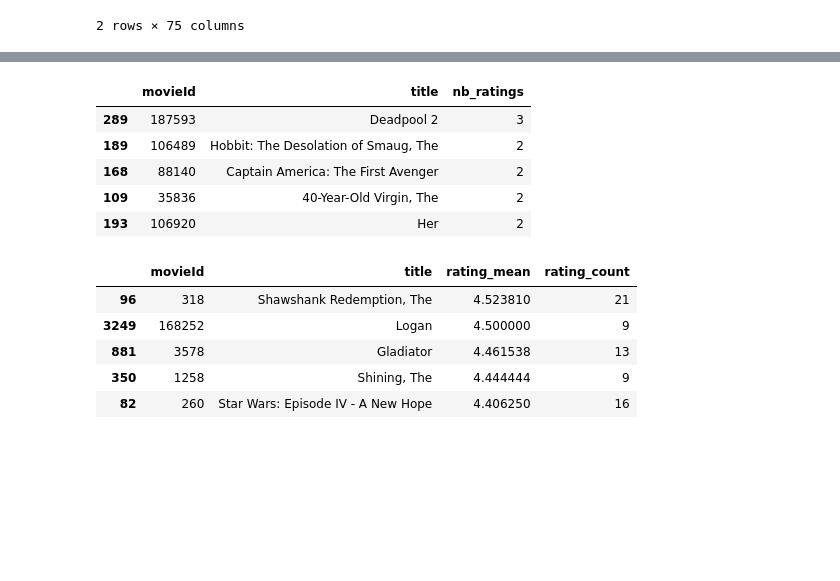
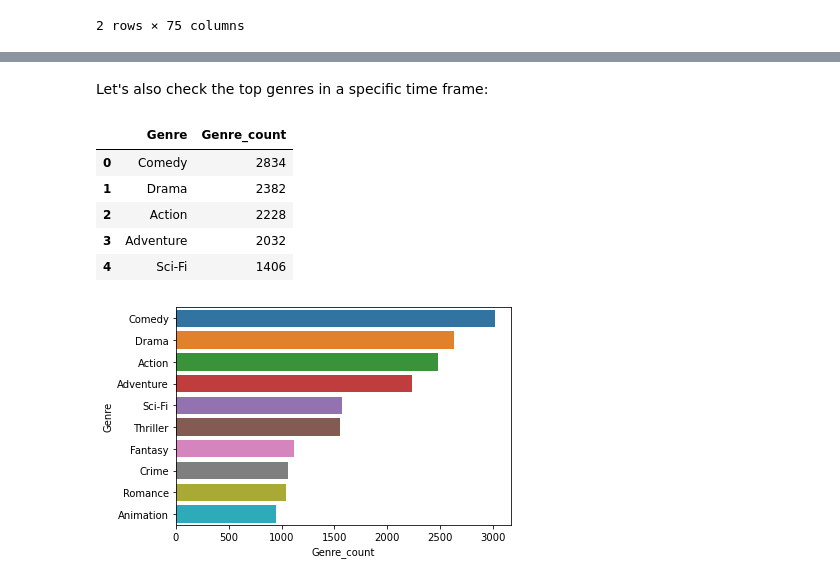
Before and after one commit to NavasFrancisco/MoviesRecommender, a Jupyter notebook: MoviesRecommender.ipynb, the cells around one changed output, grey strips where cells are left out. Cells and saved outputs as stored; diff of their text form; code cells hidden in the pictures; blank space fills up the shorter version.

Commit message:
Data visualization - General recommender Systems

```diff
--- a/MoviesRecommender.ipynb
+++ b/MoviesRecommender.ipynb
@@ -200,0 +184,9 @@ dfmovies.head()
+# %%
+#find a year stored between parentheses
+dff=dfmovies
+dfmovies['year'] = dfmovies.title.str.extract('(\(\d\d\d\d\))',expand=False)
+#Removing the parentheses:
+dfmovies['year'] = dfmovies.year.str.extract('(\d\d\d\d)',expand=False)
+#Removing the years from the 'title' column:
+dfmovies['title'] = dfmovies.title.str.replace('(\(\d\d\d\d\))', '')
+dfmovies
@@ -200,0 +213,14 @@ dfmovies.head()
+# %%
+dfmovies['year'][6059] = 1994
+dfmovies['year'][9031] = 2018
+dfmovies['year'][9091] = 2015
+dfmovies['year'][9138] = 1980
+dfmovies['year'][9179] = 2016
+dfmovies['year'][9259] = 2016
+dfmovies['year'][9367] = 2016
+dfmovies['year'][9448] = 2016
+dfmovies['year'][9514] = 2015
+dfmovies['year'][9515] = 2017
+dfmovies['year'][9518] = 2006
+dfmovies['year'][9525] = 2017
+dfmovies['year'][9611] = 2011
@@ -200,0 +249,2 @@ dfmovies.head()
+# %%
+dfmovies['year'] = dfmovies['year'].astype(int)
@@ -417,9 +518,23 @@ def top_popular(df, top, days_past):
+# %% [markdown]
+Let's also check the top genres in a specific time frame:
+# %%
+def top_genre(df, top, days_past):
+    df_timestamp = dateperiod(df, days_past=days_past)
+    categories = df_timestamp.columns[6:24]
+    sum_categories = dict()
+    for i in categories:
+        sum_categories[i] = df_timestamp[i].sum()
+
+    sorted_categories = sorted(sum_categories.items(), key=lambda x: x[1], reverse=True)
+    sorted_categoriesdf = pd.DataFrame(sorted_categories).head(top)
+    sorted_categoriesdf.columns = ['Genre', 'Genre_count']
+    return sorted_categoriesdf
 # %%
-top_popular(df, 5, 10)
+top_genre(df, 5, 300)
 # %% [output]
-|  | movieId | title | nb_ratings |
-| 289 | 187593 | Deadpool 2 | 3 |
-| 189 | 106489 | Hobbit: The Desolation of Smaug, The | 2 |
-| 168 | 88140 | Captain America: The First Avenger | 2 |
-| 109 | 35836 | 40-Year-Old Virgin, The | 2 |
-| 193 | 106920 | Her | 2 |
+|  | Genre | Genre_count |
+| 0 | Comedy | 2834 |
+| 1 | Drama | 2382 |
+| 2 | Action | 2228 |
+| 3 | Adventure | 2032 |
+| 4 | Sci-Fi | 1406 |
@@ -436,9 +541,4 @@ def top_rating(df, top, days_past):
-# %%
-top_rating(df, 5, 365)
-# %% [output]
-|  | movieId | title | rating_mean | rating_count |
-| 96 | 318 | Shawshank Redemption, The | 4.523810 | 21 |
-| 3249 | 168252 | Logan | 4.500000 | 9 |
-| 881 | 3578 | Gladiator | 4.461538 | 13 |
-| 350 | 1258 | Shining, The | 4.444444 | 9 |
-| 82 | 260 | Star Wars: Episode IV - A New Hope | 4.406250 | 16 |
+# %%
+displaytop(top_genre(df, 10, 365), 'Genre_count', 'Genre')
+# %% [output]
+[figure, added]
```
Also changed, not shown: parts of 25 cells of this notebook.
